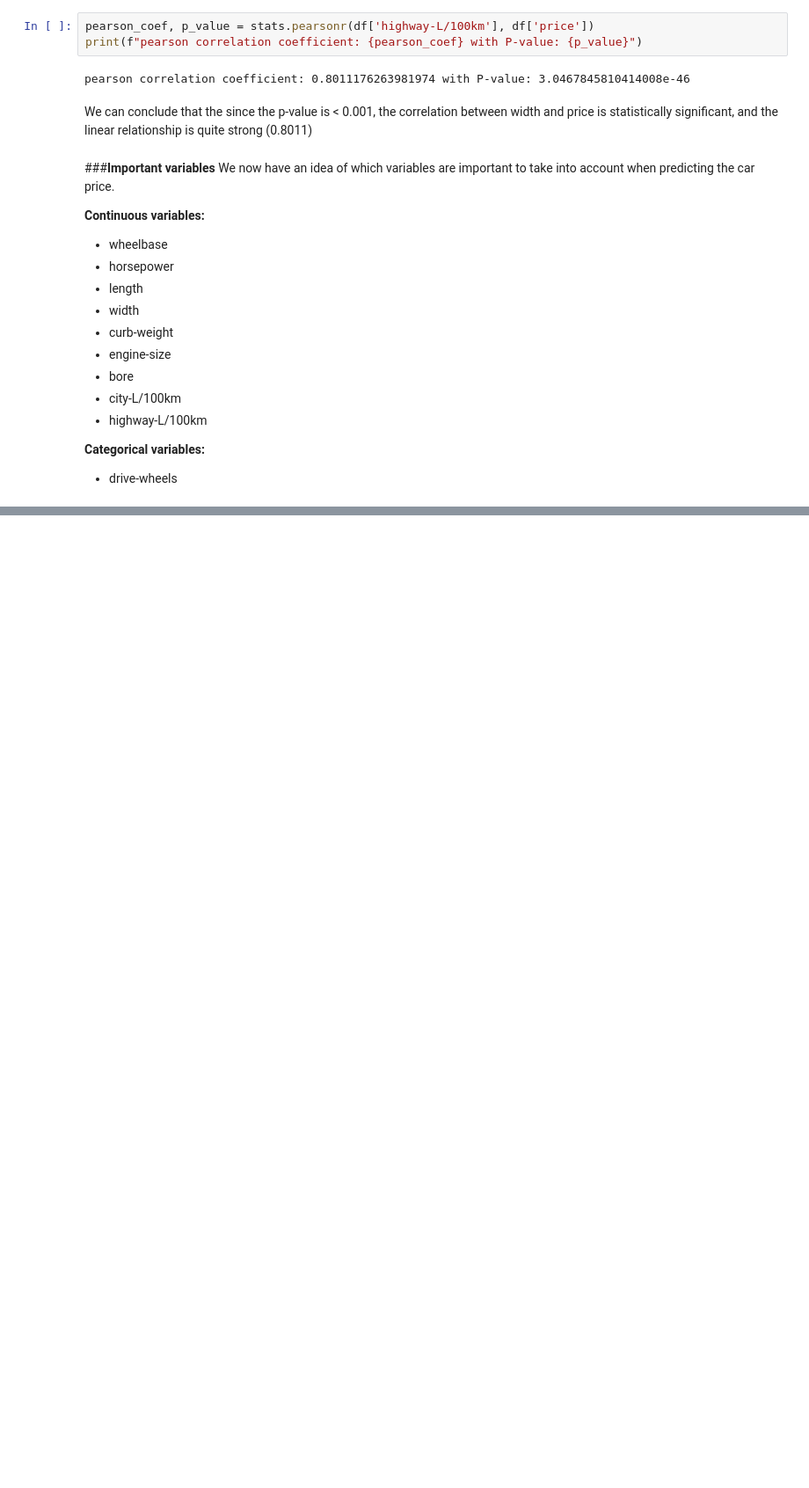
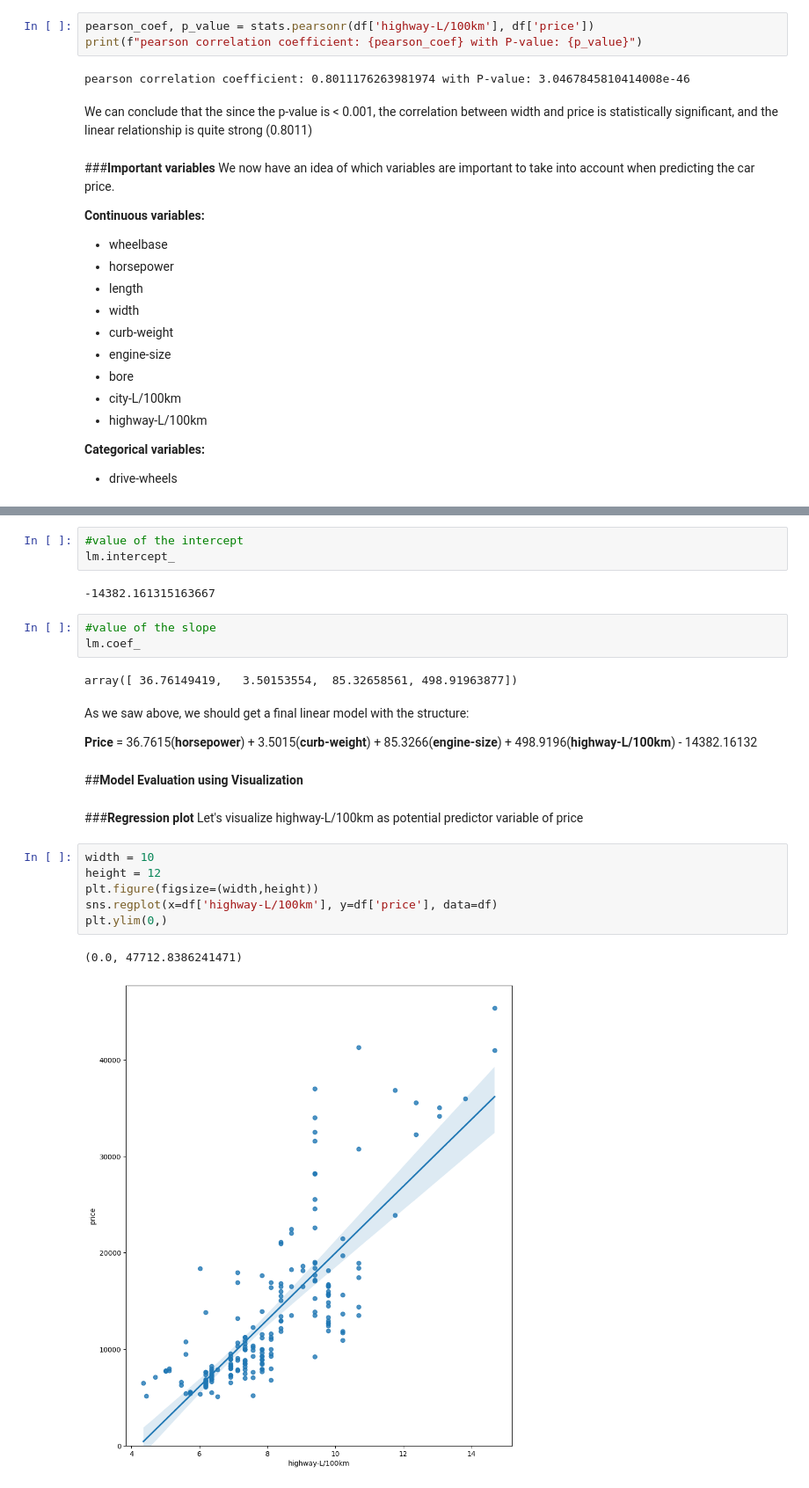
Before and after one commit to Rubieskyama/Data-Science-Ecosystem, a Jupyter notebook: Data Analytics with Python/Used_cars_pricing_analyzer.ipynb, the cells around one changed output, grey strips where cells are left out. Shown: that part at 88% size. Drawn from its saved outputs; the diff is of its cells as text; blank space fills up the shorter version.

Commit message:
Model development

```diff
--- a/Data Analytics with Python/Used_cars_pricing_analyzer.ipynb
+++ b/Data Analytics with Python/Used_cars_pricing_analyzer.ipynb
@@ -663,0 +727,29 @@ We now have an idea of which variables are important to take into account when p
+# %%
+#value of the intercept
+lm.intercept_
+# %% [output]
+-14382.161315163667
+# %%
+#value of the slope
+lm.coef_
+# %% [output]
+array([ 36.76149419,   3.50153554,  85.32658561, 498.91963877])
+# %% [markdown]
+As we saw above, we should get a final linear model with the structure:
+
+
+**Price** = 36.7615(**horsepower**) + 3.5015(**curb-weight**) + 85.3266(**engine-size**) + 498.9196(**highway-L/100km**) - 14382.16132
+# %% [markdown]
+##**Model Evaluation using Visualization**
+# %% [markdown]
+###**Regression plot**
+Let's visualize highway-L/100km as potential predictor variable of price
+# %%
+width = 10
+height = 12
+plt.figure(figsize=(width,height))
+sns.regplot(x=df['highway-L/100km'], y=df['price'], data=df)
+plt.ylim(0,)
+# %% [output]
+(0.0, 47712.8386241471)
+[figure, added]
```
Also changed, not shown: parts of 27 cells of this notebook.
